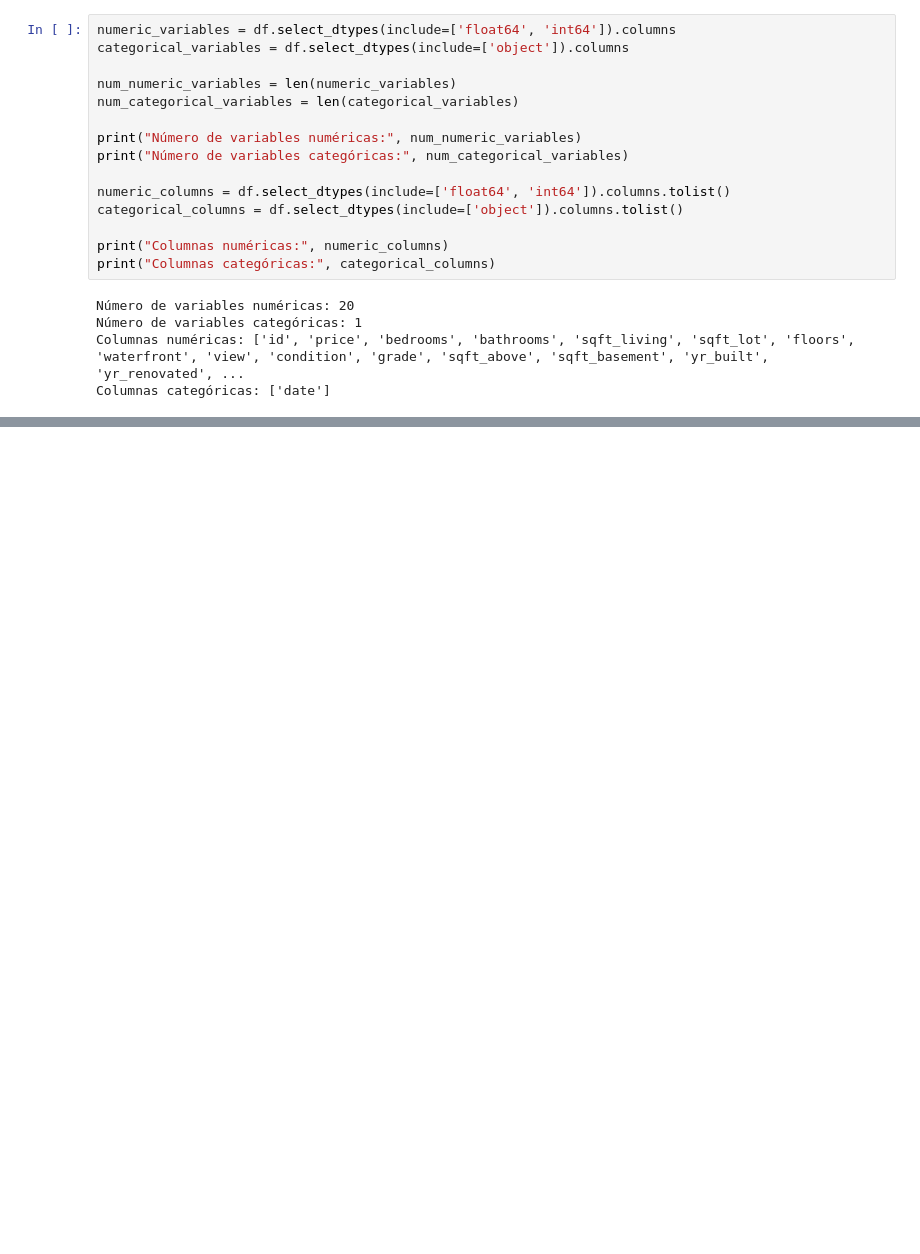
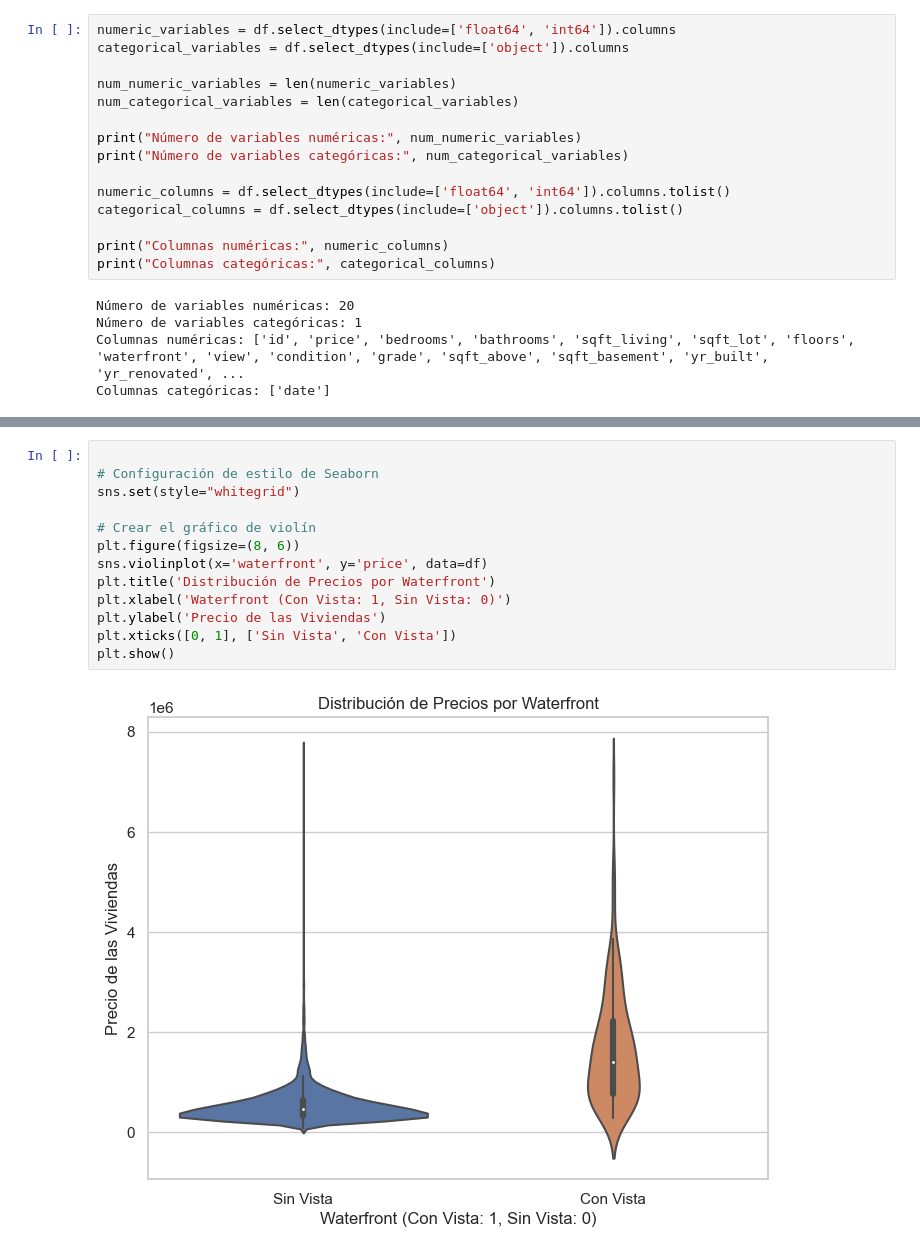
Before and after one commit to luisdavidtribino/kc_house_data, a Jupyter notebook: kc_house_data.ipynb, the cells around one changed output, grey strips where cells are left out. Saved outputs shown, nothing was run; the diff lists cells and outputs as text; blank space fills up the shorter version.

```diff
--- a/kc_house_data.ipynb
+++ b/kc_house_data.ipynb
@@ -53,0 +142,15 @@ Columnas categóricas: ['date']
+# %%
+
+# Configuración de estilo de Seaborn
+sns.set(style="whitegrid")
+
+# Crear el gráfico de violín
+plt.figure(figsize=(8, 6))
+sns.violinplot(x='waterfront', y='price', data=df)
+plt.title('Distribución de Precios por Waterfront')
+plt.xlabel('Waterfront (Con Vista: 1, Sin Vista: 0)')
+plt.ylabel('Precio de las Viviendas')
+plt.xticks([0, 1], ['Sin Vista', 'Con Vista'])
+plt.show()
+# %% [output]
+[figure, added]
```
Also changed, not shown: parts of 6 cells of this notebook.
